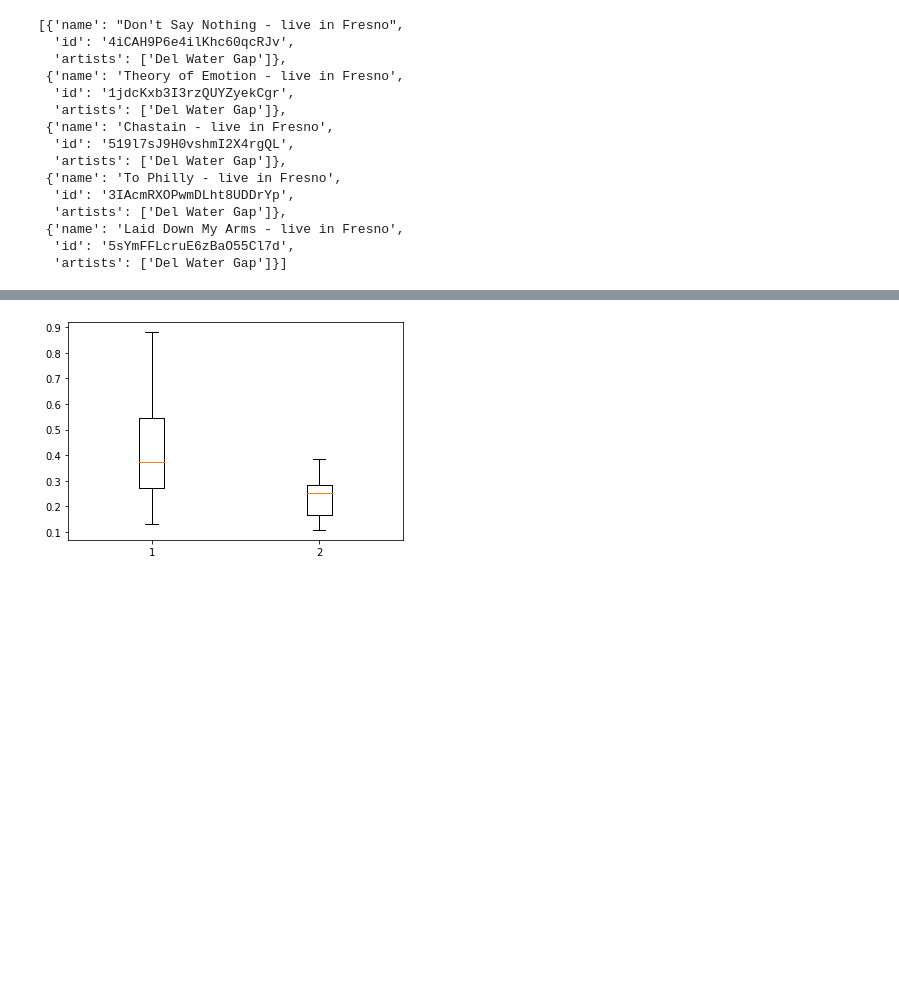
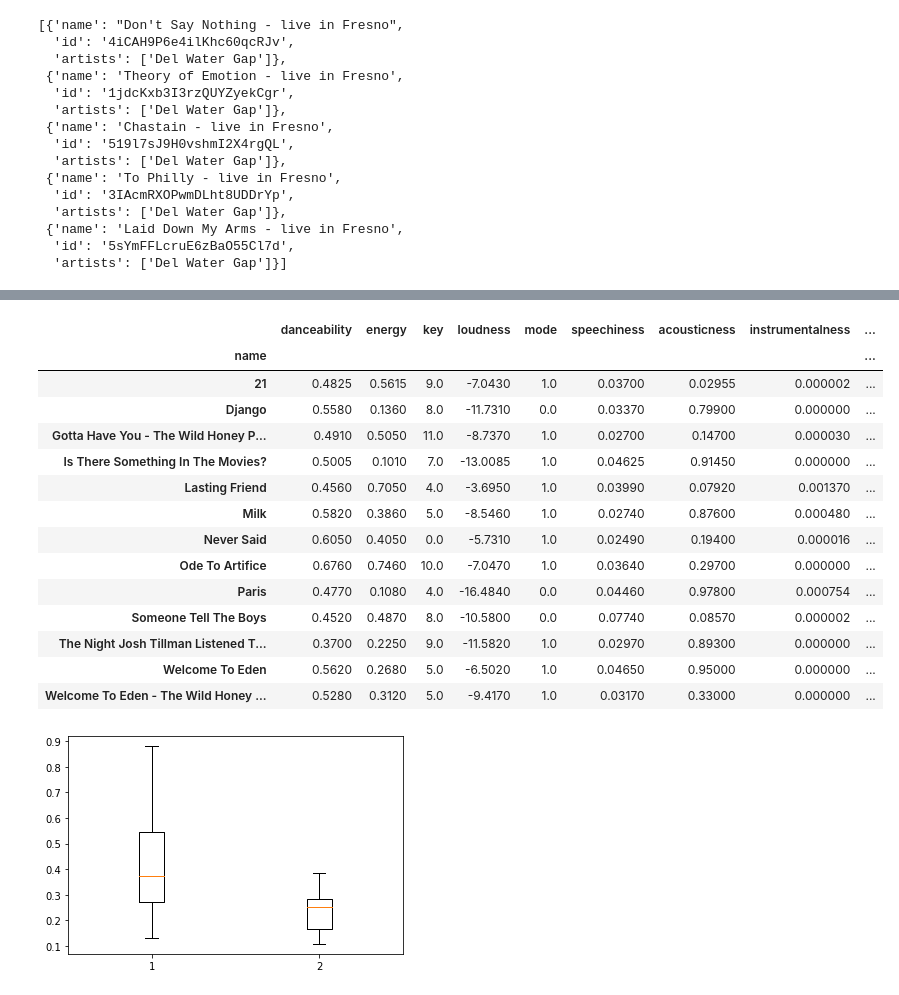
Before and after one commit to schlinkertc/Spotify, a Jupyter notebook: test.ipynb, the cells around one changed output, grey strips where cells are left out. Cells and saved outputs as stored; diff of their text form; code cells hidden in the pictures; blank space fills up the shorter version.

```diff
--- a/test.ipynb
+++ b/test.ipynb
@@ -265,6 +28,21 @@ df.sort_values(by='release_date',axis=0,inplace=True)
-# %%
-df.drop_duplicates([x for x in df.columns if x not in ['release_date','name','id']],keep='first',inplace=True)
-# %%
-#df.drop(index=19,inplace=True)
-df.reset_index(inplace=True,drop=True)
+# %%
+def tracks_toDF(tracks):
+    records = []
+    for track in tracks:
+        audio_features = sp.audio_features(track['id'])[0]
+        audio_features['artists'] = track['artists']
+        audio_features['name'] = track['name']
+        records.append(audio_features)
+
+    df = pd.DataFrame.from_records(records)
+
+    df['artists'] = df.apply(lambda x : "".join([artist+', ' for artist in x['artists']]).strip(', '),axis=1)
+
+    trs = sp.tracks(df['id'].to_list())
+
+    df['popularity'] = df['id'].map({x['id']:x['popularity'] for x in trs['tracks']})
+
+    df['release_date'] = df['id'].map({x['id']:x['album']['release_date'] for x in trs['tracks']})
+    return df
+df = tracks_toDF(del_water_tracks)
 # %%
@@ -290,3 +92,26 @@ Name: name, dtype: object
+# %%
+samia_tracks = get_artistTracks('Samia')
+samia_df = tracks_toDF(samia_tracks)
+samia_df['name']=samia_df['name'].str.title()
+samia_data = samia_df[samia_df['artists']=='Samia'].groupby('name').mean()
+# %%
+samia_data
+# %% [output]
+|  | danceability | energy | key | loudness | mode | speechiness | acousticness | instrumentalness | ... |
+| name |  |  |  |  |  |  |  |  | ... |
+| 21 | 0.4825 | 0.5615 | 9.0 | -7.0430 | 1.0 | 0.03700 | 0.02955 | 0.000002 | ... |
+| Django | 0.5580 | 0.1360 | 8.0 | -11.7310 | 0.0 | 0.03370 | 0.79900 | 0.000000 | ... |
+| Gotta Have You - The Wild Honey P... | 0.4910 | 0.5050 | 11.0 | -8.7370 | 1.0 | 0.02700 | 0.14700 | 0.000030 | ... |
+| Is There Something In The Movies? | 0.5005 | 0.1010 | 7.0 | -13.0085 | 1.0 | 0.04625 | 0.91450 | 0.000000 | ... |
+| Lasting Friend | 0.4560 | 0.7050 | 4.0 | -3.6950 | 1.0 | 0.03990 | 0.07920 | 0.001370 | ... |
+| Milk | 0.5820 | 0.3860 | 5.0 | -8.5460 | 1.0 | 0.02740 | 0.87600 | 0.000480 | ... |
+| Never Said | 0.6050 | 0.4050 | 0.0 | -5.7310 | 1.0 | 0.02490 | 0.19400 | 0.000016 | ... |
+| Ode To Artifice | 0.6760 | 0.7460 | 10.0 | -7.0470 | 1.0 | 0.03640 | 0.29700 | 0.000000 | ... |
+| Paris | 0.4770 | 0.1080 | 4.0 | -16.4840 | 0.0 | 0.04460 | 0.97800 | 0.000754 | ... |
+| Someone Tell The Boys | 0.4520 | 0.4870 | 8.0 | -10.5800 | 0.0 | 0.07740 | 0.08570 | 0.000002 | ... |
+| The Night Josh Tillman Listened T... | 0.3700 | 0.2250 | 9.0 | -11.5820 | 1.0 | 0.02970 | 0.89300 | 0.000000 | ... |
+| Welcome To Eden | 0.5620 | 0.2680 | 5.0 | -6.5020 | 1.0 | 0.04650 | 0.95000 | 0.000000 | ... |
+| Welcome To Eden - The Wild Honey ... | 0.5280 | 0.3120 | 5.0 | -9.4170 | 1.0 | 0.03170 | 0.33000 | 0.000000 | ... |
 # %%
 with_charlie = [
     'I Am Drunk, And She Is Insane', 'Lost My Cat / Put in a Cage',
```
Also changed, not shown: parts of 51 cells of this notebook, 3 other files.
